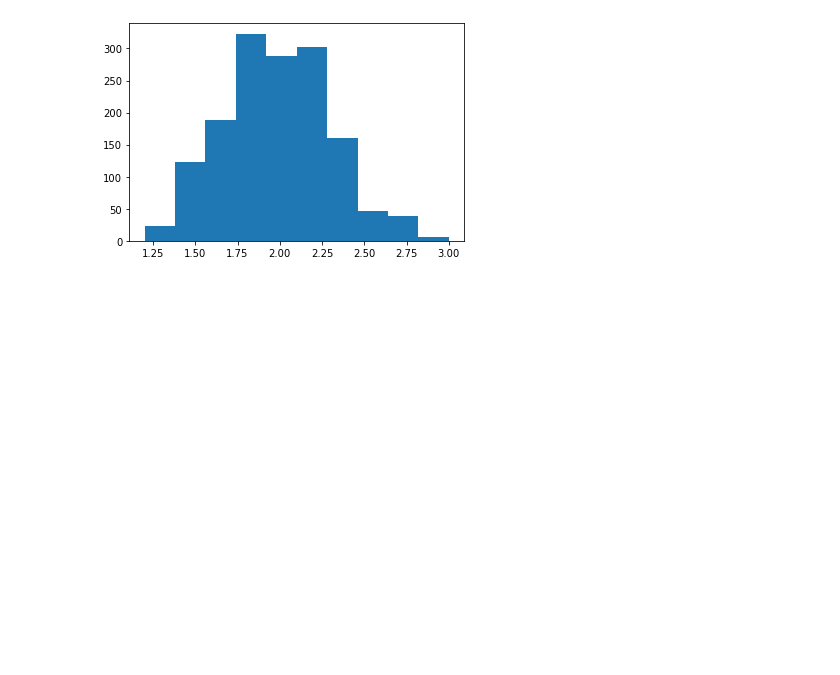
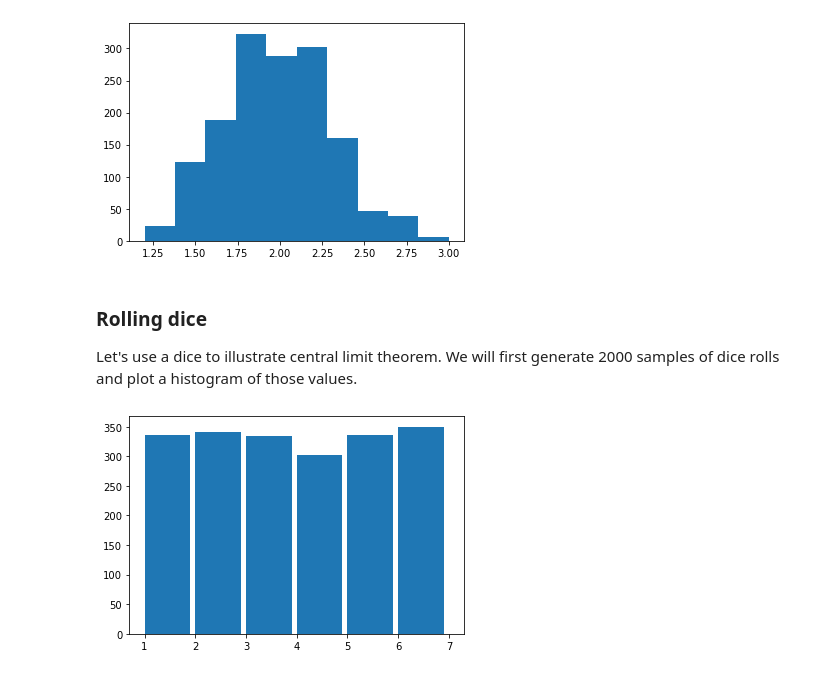
Before and after one commit to mandliya/ml, a Jupyter notebook: maths/Probability/Probability.ipynb, the cells around one changed output. Cells and saved outputs as stored; diff of their text form; code cells hidden in the pictures; blank space fills up the shorter version.

Commit message:
Day 62 Central limit theorem ctd

```diff
--- a/maths/Probability/Probability.ipynb
+++ b/maths/Probability/Probability.ipynb
@@ -1486,3 +1486,21 @@ plt.hist(sample_means)
 plt.show()
 # %% [output]
 [figure]
+# %% [markdown]
+### Rolling dice
+
+Let's use a dice to illustrate central limit theorem. We will first generate 2000 samples of dice rolls and plot a histogram of those values.
+# %%
+import random
+np.random.seed(42)
+def roll_dice(num_rolls):
+    sample = []
+    for i in range(num_rolls):
+        sample.append(random.randint(1,6))
+    return sample
+# %%
+sample1 = roll_dice(2000)
+plt.hist(sample1, bins=range(1,8), width=0.9)
+plt.show()
+# %% [output]
+[figure, added]
```
Also changed, not shown: parts of 8 cells of this notebook, 3 other files.
